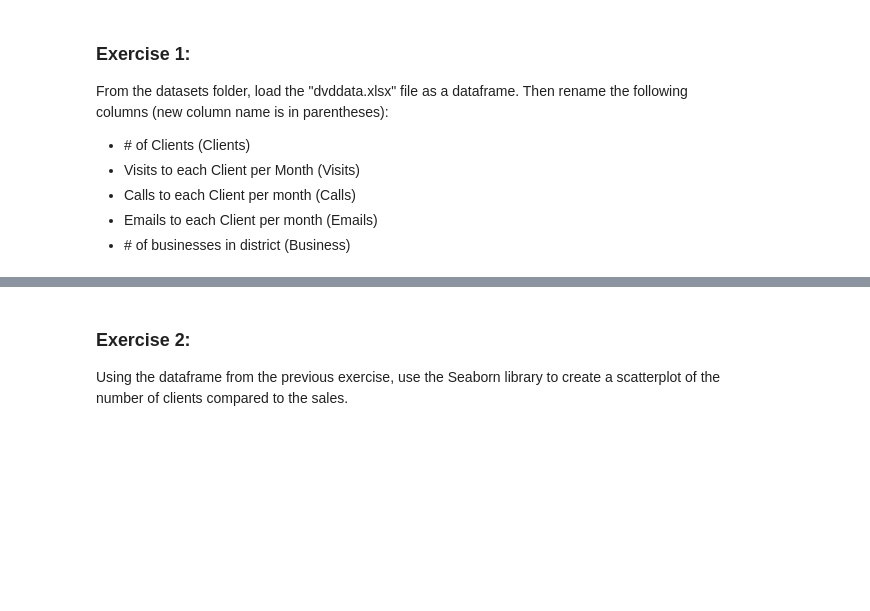
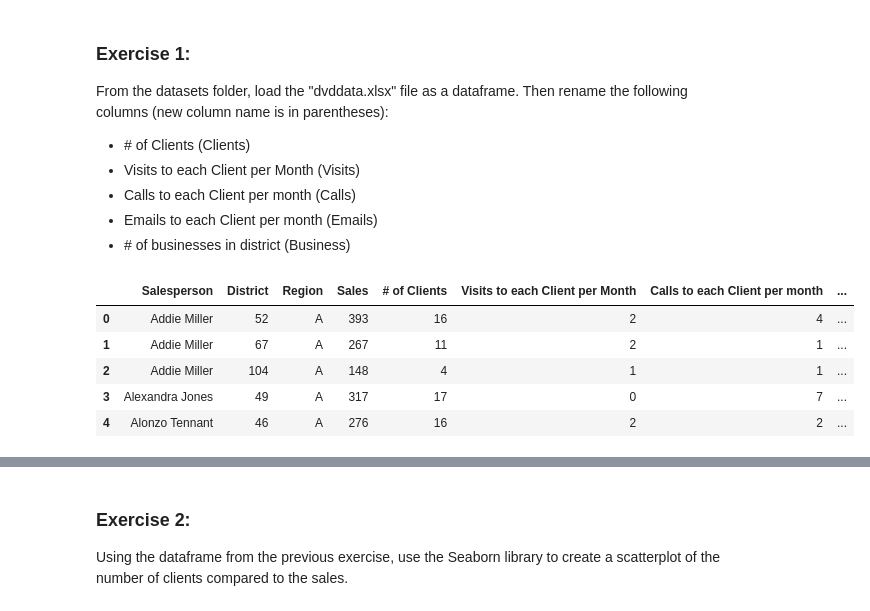
Before and after one commit to jcyang36/DataWeek1-120219, a Jupyter notebook: Module 1.4 Exercises.ipynb, the cells around one changed output, grey strips where cells are left out. Saved outputs shown, nothing was run; the diff lists cells and outputs as text; code cells hidden in the pictures; blank space fills up the shorter version.

```diff
--- a/Module 1.4 Exercises.ipynb
+++ b/Module 1.4 Exercises.ipynb
@@ -11,0 +19,10 @@ From the datasets folder, load the "dvddata.xlsx" file as a dataframe. Then rena
+# %%
+df=pd.read_excel("datasets/dvddata.xlsx",encoding="ISO=8859-1")
+df.head()
+# %% [output]
+|  | Salesperson | District | Region | Sales | # of Clients | Visits to each Client per Month | Calls to each Client per month | ... |
+| 0 | Addie Miller | 52 | A | 393 | 16 | 2 | 4 | ... |
+| 1 | Addie Miller | 67 | A | 267 | 11 | 2 | 1 | ... |
+| 2 | Addie Miller | 104 | A | 148 | 4 | 1 | 1 | ... |
+| 3 | Alexandra Jones | 49 | A | 317 | 17 | 0 | 7 | ... |
+| 4 | Alonzo Tennant | 46 | A | 276 | 16 | 2 | 2 | ... |
```
Also changed, not shown: parts of 3 cells of this notebook.
